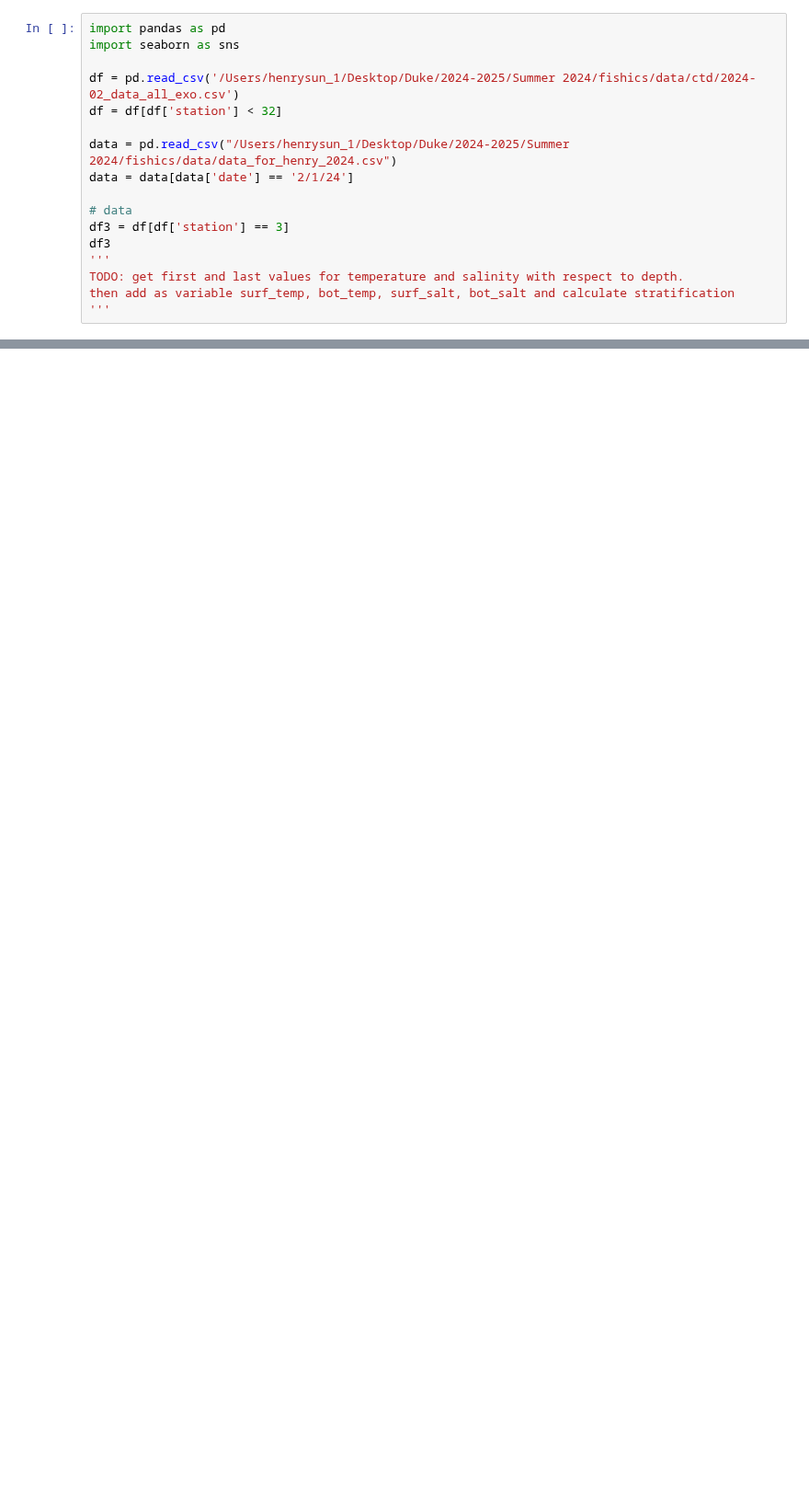
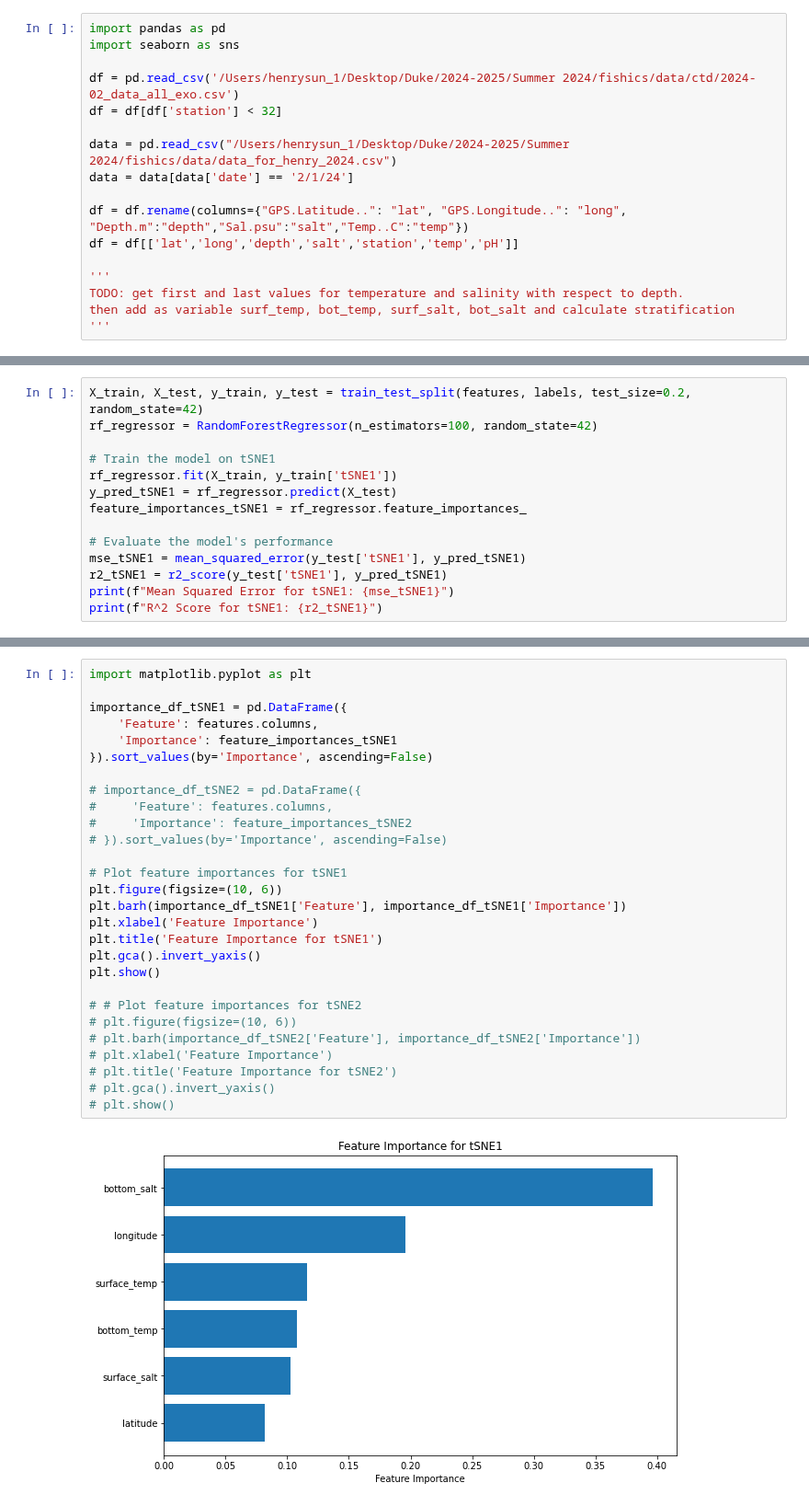
Before and after one commit to henrysun9074/fishics, a Jupyter notebook: demo/ctd.ipynb, the cells around one changed output, grey strips where cells are left out. Shown at 92% size. Drawn from its saved outputs; the diff is of its cells as text; blank space fills up the shorter version.

Commit message:
Starting build ml model

```diff
--- a/demo/ctd.ipynb
+++ b/demo/ctd.ipynb
@@ -8,9 +8,9 @@ df = df[df['station'] < 32]
 data = pd.read_csv("/Users/henrysun_1/Desktop/Duke/2024-2025/Summer 2024/fishics/data/data_for_henry_2024.csv")
 data = data[data['date'] == '2/1/24']
 
-# data
-df3 = df[df['station'] == 3]
-df3
+df = df.rename(columns={"GPS.Latitude..": "lat", "GPS.Longitude..": "long", "Depth.m":"depth","Sal.psu":"salt","Temp..C":"temp"})
+df = df[['lat','long','depth','salt','station','temp','pH']]
+
 '''
 TODO: get first and last values for temperature and salinity with respect to depth.
 then add as variable surf_temp, bot_temp, surf_salt, bot_salt and calculate stratification
@@ -79,0 +134,14 @@ import graphviz
+# %%
+X_train, X_test, y_train, y_test = train_test_split(features, labels, test_size=0.2, random_state=42)
+rf_regressor = RandomForestRegressor(n_estimators=100, random_state=42)
+
+# Train the model on tSNE1
+rf_regressor.fit(X_train, y_train['tSNE1'])
+y_pred_tSNE1 = rf_regressor.predict(X_test)
+feature_importances_tSNE1 = rf_regressor.feature_importances_
+
+# Evaluate the model's performance
+mse_tSNE1 = mean_squared_error(y_test['tSNE1'], y_pred_tSNE1)
+r2_tSNE1 = r2_score(y_test['tSNE1'], y_pred_tSNE1)
+print(f"Mean Squared Error for tSNE1: {mse_tSNE1}")
+print(f"R^2 Score for tSNE1: {r2_tSNE1}")
@@ -79,0 +169,30 @@ import graphviz
+# %%
+import matplotlib.pyplot as plt
+
+importance_df_tSNE1 = pd.DataFrame({
+    'Feature': features.columns,
+    'Importance': feature_importances_tSNE1
+}).sort_values(by='Importance', ascending=False)
+
+# importance_df_tSNE2 = pd.DataFrame({
+#     'Feature': features.columns,
+#     'Importance': feature_importances_tSNE2
+# }).sort_values(by='Importance', ascending=False)
+
+# Plot feature importances for tSNE1
+plt.figure(figsize=(10, 6))
+plt.barh(importance_df_tSNE1['Feature'], importance_df_tSNE1['Importance'])
+plt.xlabel('Feature Importance')
+plt.title('Feature Importance for tSNE1')
+plt.gca().invert_yaxis()
+plt.show()
+
+# # Plot feature importances for tSNE2
+# plt.figure(figsize=(10, 6))
+# plt.barh(importance_df_tSNE2['Feature'], importance_df_tSNE2['Importance'])
+# plt.xlabel('Feature Importance')
+# plt.title('Feature Importance for tSNE2')
+# plt.gca().invert_yaxis()
+# plt.show()
+# %% [output]
+[figure, added]
```
Also changed, not shown: parts of 12 cells of this notebook.
